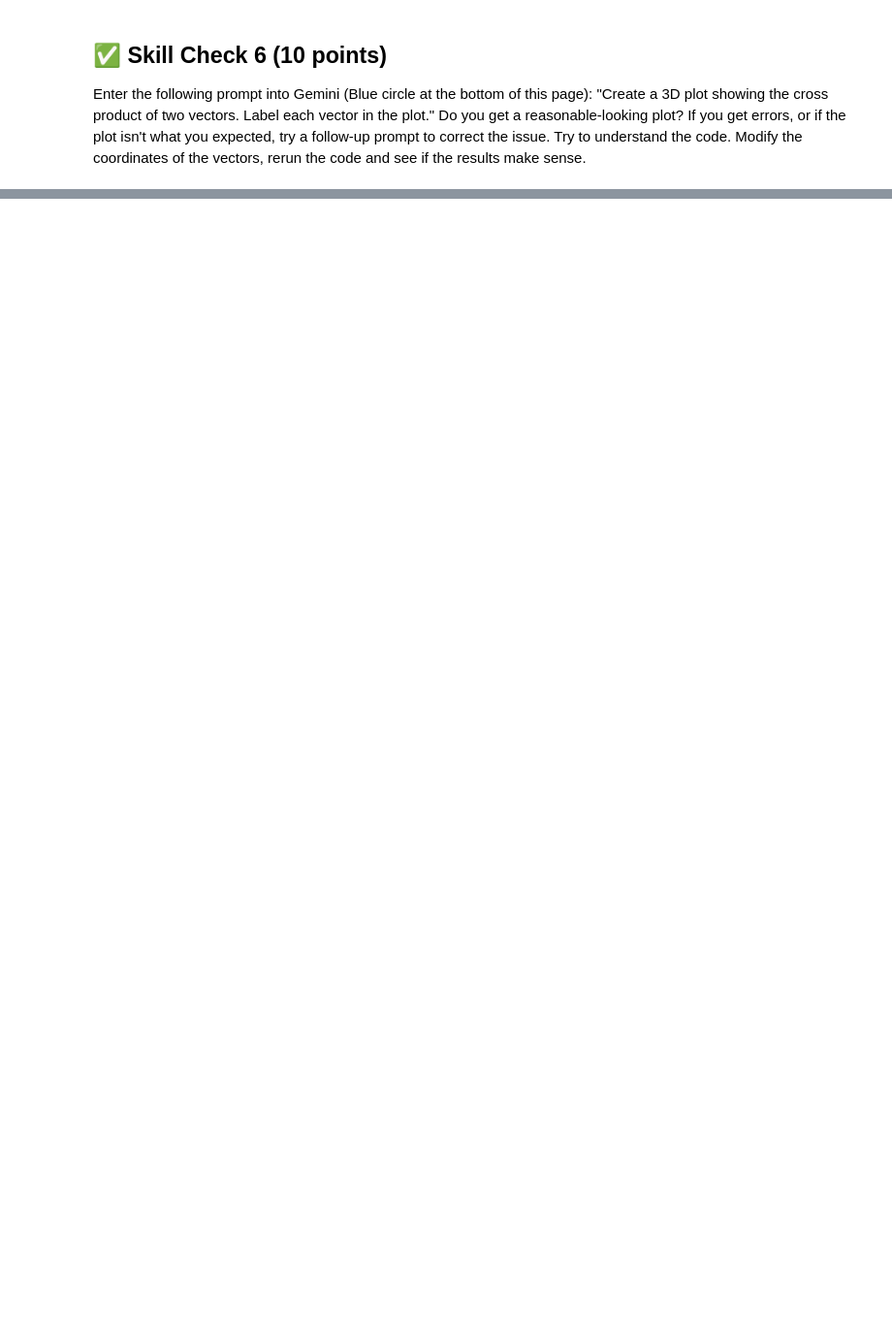
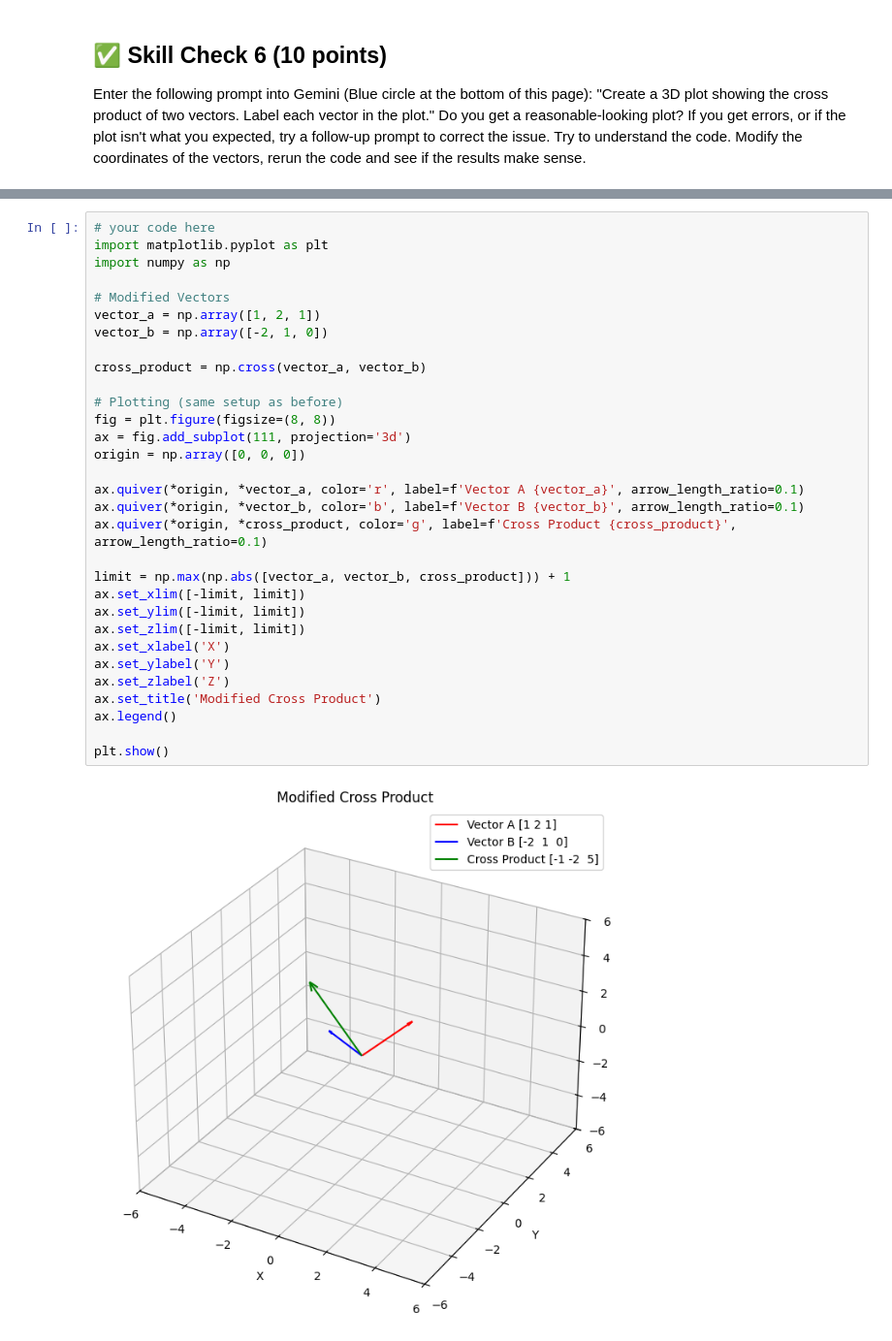
Before and after one commit to morganpatito/Computational-Physics, a Jupyter notebook: HW_1A.ipynb, the cells around one changed output, grey strips where cells are left out. Shown at 97% size. Drawn from its saved outputs; the diff is of its cells as text; blank space fills up the shorter version.

```diff
--- a/HW_1A.ipynb
+++ b/HW_1A.ipynb
@@ -468,0 +363,33 @@ B · (A×B) = 0.0
+# %%
+# your code here
+import matplotlib.pyplot as plt
+import numpy as np
+
+# Modified Vectors
+vector_a = np.array([1, 2, 1])
+vector_b = np.array([-2, 1, 0])
+
+cross_product = np.cross(vector_a, vector_b)
+
+# Plotting (same setup as before)
+fig = plt.figure(figsize=(8, 8))
+ax = fig.add_subplot(111, projection='3d')
+origin = np.array([0, 0, 0])
+
+ax.quiver(*origin, *vector_a, color='r', label=f'Vector A {vector_a}', arrow_length_ratio=0.1)
+ax.quiver(*origin, *vector_b, color='b', label=f'Vector B {vector_b}', arrow_length_ratio=0.1)
+ax.quiver(*origin, *cross_product, color='g', label=f'Cross Product {cross_product}', arrow_length_ratio=0.1)
+
+limit = np.max(np.abs([vector_a, vector_b, cross_product])) + 1
+ax.set_xlim([-limit, limit])
+ax.set_ylim([-limit, limit])
+ax.set_zlim([-limit, limit])
+ax.set_xlabel('X')
+ax.set_ylabel('Y')
+ax.set_zlabel('Z')
+ax.set_title('Modified Cross Product')
+ax.legend()
+
+plt.show()
+# %% [output]
+[figure, added]
```
Also changed, not shown: parts of 9 cells of this notebook.
